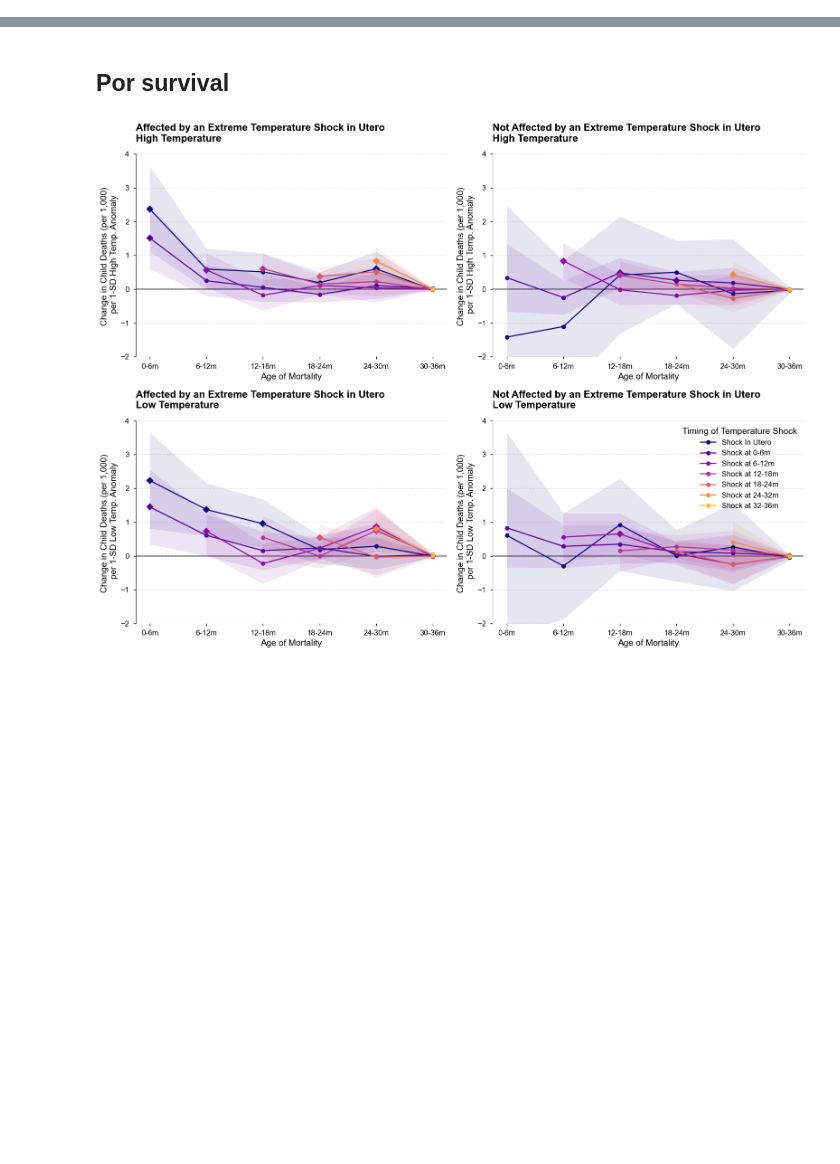
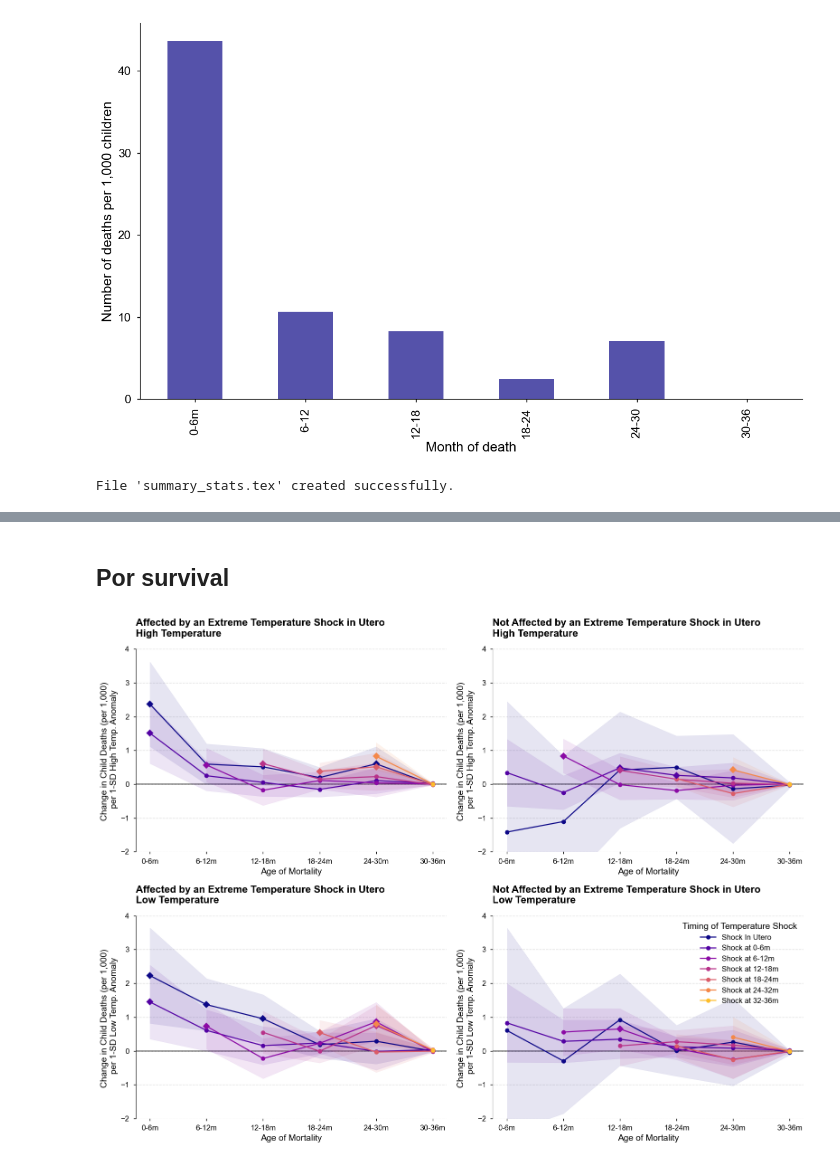
Before and after one commit to Queeno11/Child-mortality-and-Climate-Shocks, a Jupyter notebook: coefficient_plots.ipynb, the cells around one changed output, grey strips where cells are left out. Cells and saved outputs as stored; diff of their text form; code cells hidden in the pictures; blank space fills up the shorter version.

```diff
--- a/coefficient_plots.ipynb
+++ b/coefficient_plots.ipynb
@@ -13,8 +13,8 @@ plt.rcParams.update({
     'font.size': 14,
     'axes.labelsize': 16,
     'axes.titlesize': 18,
-    'xtick.labelsize': 12,
-    'ytick.labelsize': 12,
-    'legend.fontsize': 12,
+    'xtick.labelsize': 14,
+    'ytick.labelsize': 14,
+    'legend.fontsize': 14,
     'figure.figsize': (14, 8)
 })
@@ -20,0 +23,4 @@ plt.rcParams.update({
+# %%
+import pandas as pd
+
+df = pd.read_feather(r"C:\\Working Papers\\Paper - Child Mortality and Climate Shocks\\Data\\Data_out\\DHSBirthsGlobal&ClimateShocks_v11_full.feather")
@@ -20,0 +43,13 @@ plt.rcParams.update({
+# %%
+death_cols = ["child_agedeath_1m6m", "child_agedeath_6m12m", "child_agedeath_12m18m", "child_agedeath_18m24m", "child_agedeath_24m30m", "child_agedeath_30m36m",]
+death_labels = ["0-6m", "6-12", "12-18", "18-24", "24-30", "30-36",]
+d = dict(zip(death_cols, death_labels))
+
+ax = df[death_cols].rename(columns=d).mean().plot(kind="bar", cmap="plasma", alpha=0.7)
+ax.set_xlabel("Month of death")
+ax.set_ylabel("Number of deaths per 1,000 children")
+
+sns.despine()
+plt.savefig(r"C:\Working Papers\Paper - Child Mortality and Climate Shocks\Outputs\Figures\Deaths Distr.png", dpi=450, bbox_inches="tight")
+# %% [output]
+[figure, added]
@@ -20,0 +63,39 @@ plt.rcParams.update({
+# %%
+import pandas as pd
+import numpy as np
+
+stats = df[controls].astype(float).describe().T
+stats = stats.rename(columns={
+    'count': 'N',
+    'mean': 'Mean',
+    'std': 'SD',
+    'min': 'Min',
+    '25%': 'P25',
+    '50%': 'Median',
+    '75%': 'P75',
+    'max': 'Max'
+})
+
+# 3. Select specific columns if you don't want all of them (Optional)
+# stats = stats[['N', 'Mean', 'SD', 'Min', 'Max']]
+
+# 4. Generate LaTeX
+latex_code = stats.to_latex(
+    index=True,
+    float_format="{:0.2f}".format, # Format floats to 2 decimal places
+    column_format="l" + "c" * len(stats.columns), # Left align index, center align numbers
+    caption="Descriptive Statistics of Control Variables",
+    label="tab:summary_stats",
+    position="h"
+)
+
+# Add booktabs (standard for nice tables) usually requires manual replacement
+# or setting specific pandas options, but a quick replace works well:
+latex_code = latex_code.replace('\\toprule', '\\toprule\n & ' + ' & '.join(stats.columns) + ' \\\\ \\midrule')
+
+with open("C:\Working Papers\Paper - Child Mortality and Climate Shocks\Outputs\summary_stats.tex", "w") as f:
+    f.write(latex_code)
+
+print("File 'summary_stats.tex' created successfully.")
+# %% [output]
+File 'summary_stats.tex' created successfully.
```
Also changed, not shown: parts of 12 cells of this notebook, 3 other files.
